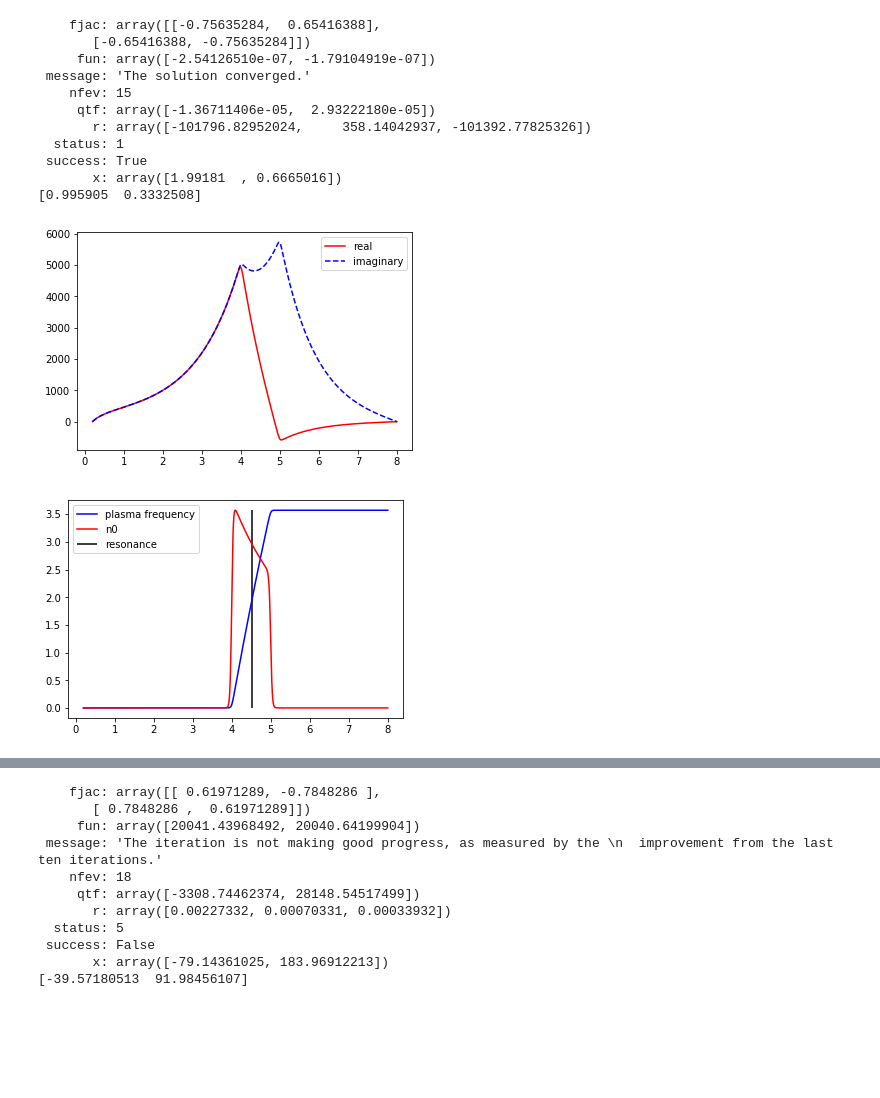
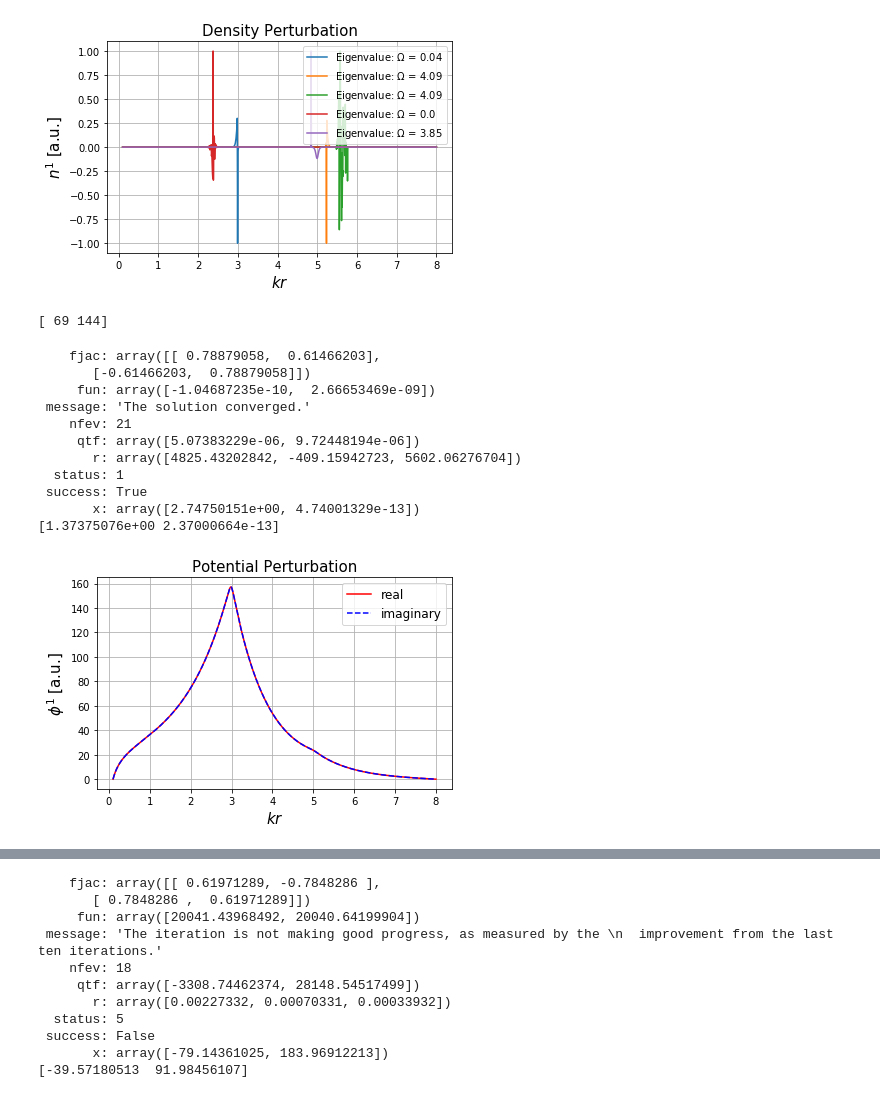
Before and after one commit to PatrickStbr/ZPinchDioctron, a Jupyter notebook: eigenvalue.ipynb, the cells around one changed output, grey strips where cells are left out. Cells and saved outputs as stored; diff of their text form; code cells hidden in the pictures; blank space fills up the shorter version.

Commit message:
Debugged eigenvalue problem and added analytic solution

```diff
--- a/eigenvalue.ipynb
+++ b/eigenvalue.ipynb
@@ -107,9 +117,11 @@ A = csc_matrix((data, (row, col)), shape=(len(r), len(r)))
 lu = sla.splu(A)
 
 phi = lu.solve(n0)
+phi_T = (phi_wire/np.log(R1/R2))*np.log(r/R2)
 
-plt.plot(r, n0, label='density')
-plt.plot(r, phi, label='potential')
+plt.plot(r, n0, label='plasma density')
+plt.plot(r, phi, label='plasma potential')
+plt.plot(r, phi+phi_T, label='total potential', linestyle="dashed")
 plt.legend()
 plt.show()
 
@@ -129,12 +141,14 @@ in0[-1] = 2*in0[-2] - in0[-3]
 dphi[-1] = 2*dphi[-2] - dphi[-3]
 dphi = dphi - dphi[0]
 
-plt.plot(r, dn0, label='d/dr (r^2*n0)')
-plt.legend()
-plt.show()
+#plt.plot(r, dn0, label='d/dr (r^2*n0)')
+#plt.legend()
+#plt.show()
 
-plt.plot(r, in0, label='int(r*n0)')
-plt.plot(r, dphi, label='d/dr (r*phi0)', linestyle='dashed')
-plt.legend()
-plt.show()
+#plt.plot(r, in0, label='int(r*n0)')
+#plt.plot(r, dphi, label='d/dr (r*phi0)', linestyle='dashed')
+#plt.legend()
+#plt.show()
+
+in0 += h_T
 # %% [output]
@@ -151,0 +227,16 @@ v = np.transpose(v)
+# %%
+plt.plot(r, np.real(v[int(200)])/np.max(abs(np.real(v[int(200)]))), label='Eigenvalue: $\Omega$ = '+str(round(np.real(w[int(200)])/2, 2)))
+plt.plot(r, np.real(v[int(250)])/np.max(abs(np.real(v[int(250)]))), label='Eigenvalue: $\Omega$ = '+str(round(np.real(w[int(250)])/2, 2)))
+plt.plot(r, np.real(v[int(300)])/np.max(abs(np.real(v[int(300)]))), label='Eigenvalue: $\Omega$ = '+str(round(np.real(w[int(300)])/2, 2)))
+plt.plot(r, np.real(v[int(350)])/np.max(abs(np.real(v[int(350)]))), label='Eigenvalue: $\Omega$ = '+str(round(np.real(w[int(350)])/2, 2)))
+plt.plot(r, np.real(v[int(86)])/np.max(abs(np.real(v[int(86)]))), label='Eigenvalue: $\Omega$ = '+str(round(np.real(w[int(86)])/2, 2)))
+plt.legend(loc=1)
+plt.xlabel('$kr$', fontsize=15)
+plt.ylabel('$n^1$ [a.u.]', fontsize=15)
+plt.title('Density Perturbation', fontsize=15)
+plt.grid()
+plt.tight_layout()
+#plt.savefig('eigenmodes.png', dpi=400)
+plt.show()
+# %% [output]
+[figure, added]
@@ -152,3 +266,10 @@ v = np.transpose(v)
+# %%
+v_real = np.real(v)
+i_target = mode_finder(v_real)
+i_target = np.array([int(i) for i in i_target])
+print(i_target)
+# %% [output]
+[ 69 144]
 # %%
 def shooting(r, dr, dn0, in0, omega):
     @njit(parallel = True)
@@ -181,49 +302,46 @@ bullet = shooting(r, dr, dn0, in0, np.array([1.0, 0.3]))
 print(bullet)
 omega = bullet.x
 
 phi_r = np.zeros(len(r))
 phi_i = np.zeros(len(r))
 phi_r[1] = 1
 phi_i[1] = 1
 for i in range(2, len(r)):
     drl = ((r[i]-dr/2)/(dr**2*r[i]))
     drm = -2/dr**2
     drr = -((dr**2*r[i])/(r[i]+dr/2))
     diag_real = (dn0[i]*(omega[0]-in0[i]))/(r[i]*((omega[0]-in0[i])**2 + omega[1]**2))
     diag_imag = (dn0[i]*omega[1])/(r[i]*((omega[0]-in0[i])**2 + omega[1]**2))
 
     phi_r2 = drl*phi_r[i-2]
     phi_r1 = (drm + diag_real - 1)*phi_r[i-1] + diag_imag*phi_i[i-1]
     phi_r[i] = drr*(phi_r2 + phi_r1)
 
     phi_i2 = drl*phi_i[i-2]
     phi_i1 = (drm + diag_real - 1)*phi_i[i-1] - diag_imag*phi_r[i-1]
     phi_i[i] = drr*(phi_i2 + phi_i1)
 
 print(omega/2)
 plt.plot(r, phi_r, "r", label='real')
 plt.plot(r, phi_i, "b", label='imaginary', linestyle='dashed')
-plt.legend()
+plt.legend(fontsize=12)
+plt.xlabel('$kr$', fontsize=15)
+plt.ylabel('$\phi^1$ [a.u.]', fontsize=15)
+plt.title('Potential Perturbation', fontsize=15)
+plt.grid()
+plt.tight_layout()
+#plt.savefig('shooting_potential.png', dpi=400)
 plt.show()
-
-i_res = np.argmin(abs(in0-omega[0]))
-
-plt.plot(r, in0, "b", label='plasma frequency')
-plt.plot(r, np.max(in0)*n0/np.max(n0), "r", label='n0')
-plt.vlines(r[i_res], np.min(in0), np.max(in0), "k", label='resonance')
-plt.legend()
-plt.show()
 # %% [output]
-    fjac: array([[-0.75635284,  0.65416388],
-       [-0.65416388, -0.75635284]])
-     fun: array([-2.54126510e-07, -1.79104919e-07])
+    fjac: array([[ 0.78879058,  0.61466203],
+       [-0.61466203,  0.78879058]])
+     fun: array([-1.04687235e-10,  2.66653469e-09])
  message: 'The solution converged.'
-    nfev: 15
-     qtf: array([-1.36711406e-05,  2.93222180e-05])
-       r: array([-101796.82952024,     358.14042937, -101392.77825326])
+    nfev: 21
+     qtf: array([5.07383229e-06, 9.72448194e-06])
+       r: array([4825.43202842, -409.15942723, 5602.06276704])
   status: 1
  success: True
-       x: array([1.99181  , 0.6665016])
-[0.995905  0.3332508]
+       x: array([2.74750151e+00, 4.74001329e-13])
+[1.37375076e+00 2.37000664e-13]
-[figure, old version]
+[figure, new version]
-[figure, removed]
```
Also changed, not shown: parts of 27 cells of this notebook, 1 other file.
